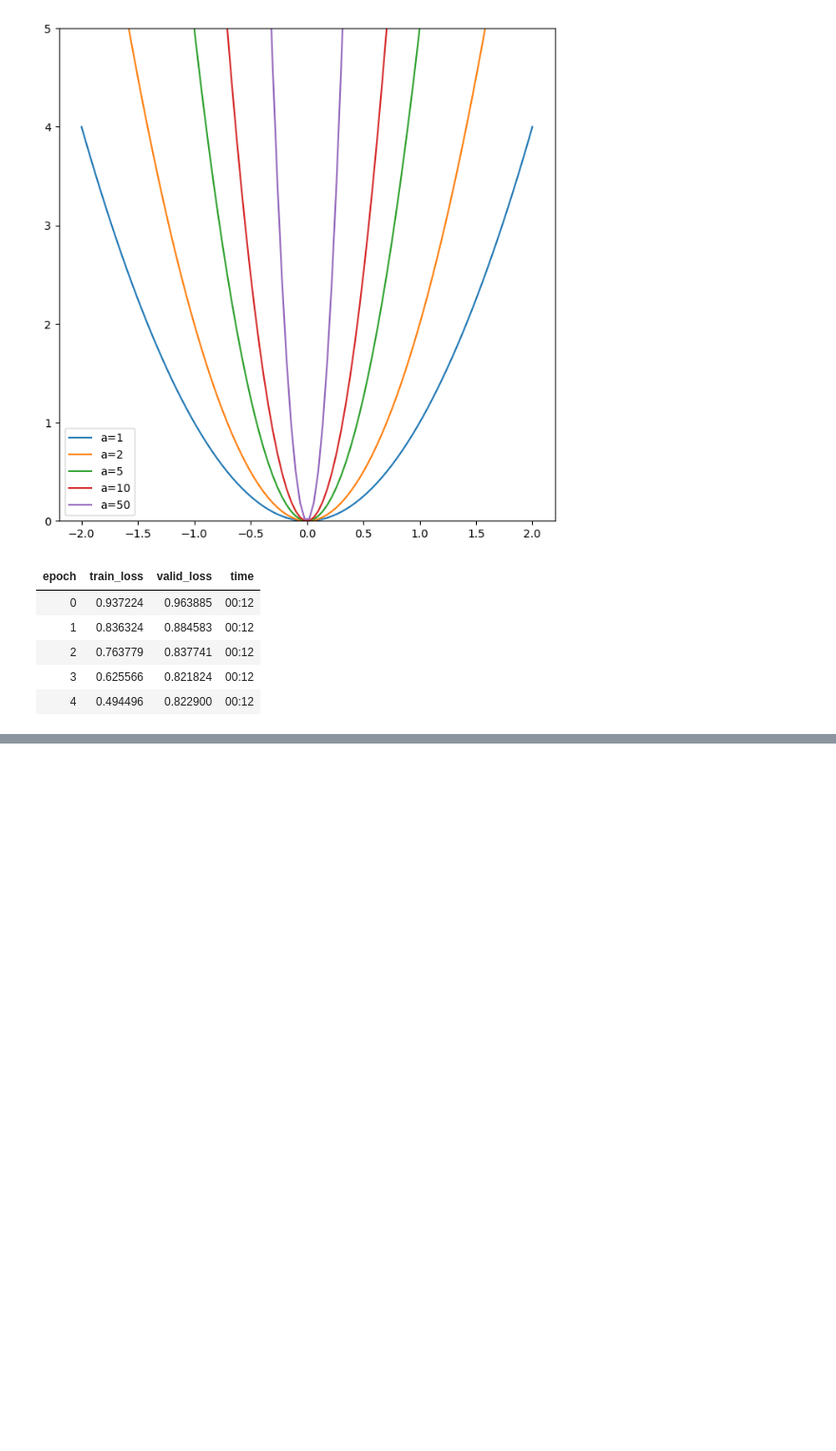
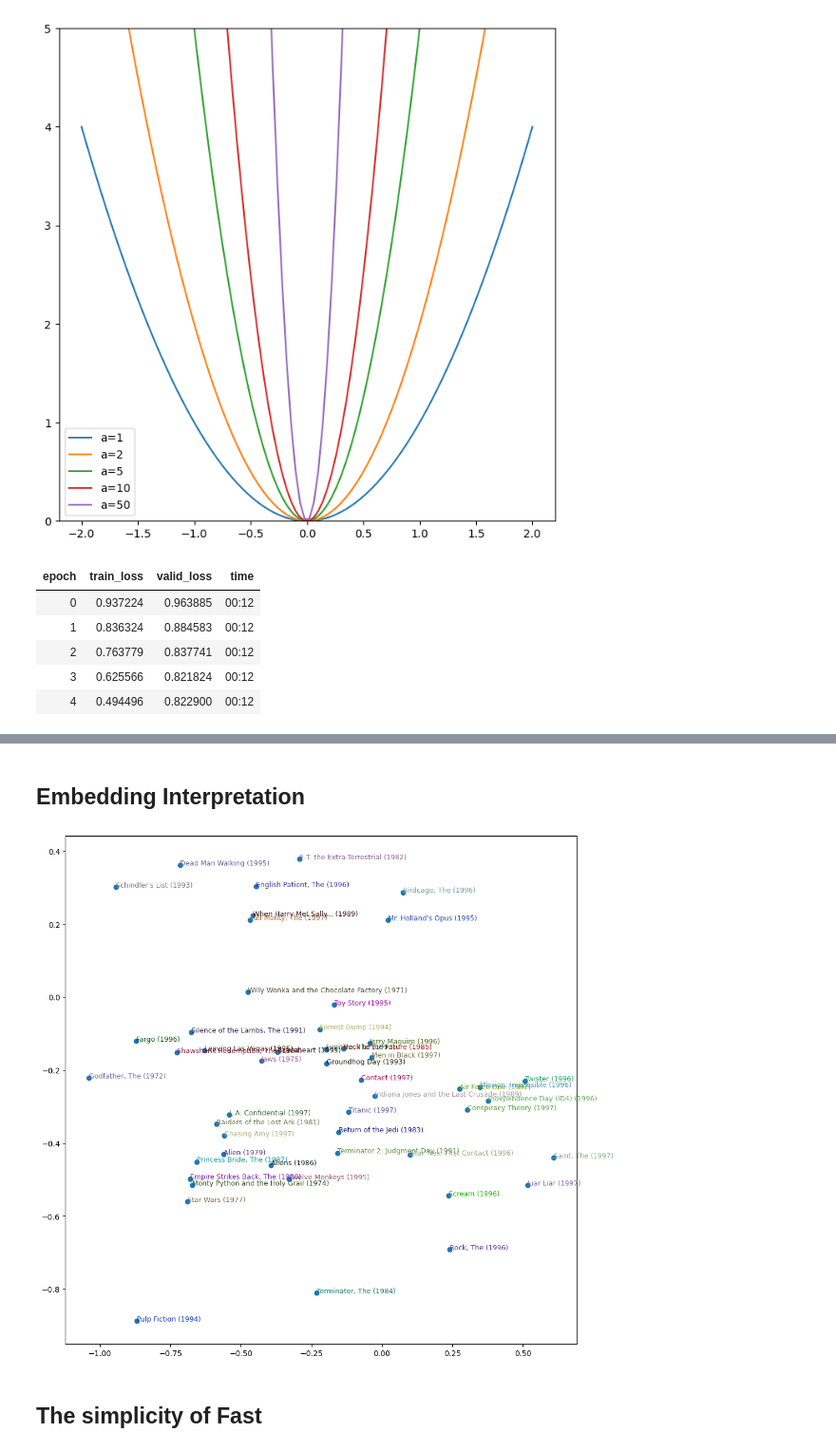
Before and after one commit to bachaudhry/FastAI-22-23, a Jupyter notebook: FastAI_2022_Collaborative_Filtering.ipynb, the cells around one changed output, grey strips where cells are left out. Shown at 95% size. Drawn from its saved outputs; the diff is of its cells as text; code cells hidden in the pictures; blank space fills up the shorter version.

Commit message:
Embedding module deep dive added

```diff
--- a/FastAI_2022_Collaborative_Filtering.ipynb
+++ b/FastAI_2022_Collaborative_Filtering.ipynb
@@ -240,0 +267,24 @@ learn.fit_one_cycle(5, 5e-3, wd=0.1)
+# %%
+# Create tensor as a parameter with random initialization.
+def create_params(size):
+  return nn.Parameter(torch.zeros(*size).normal_(0, 0.01))
+# %%
+# Recreating DotProductBias
+class DotProductBias(Module):
+  def __init__(self, n_users, n_movies, n_factors, y_range=(0, 5.5)):
+    self.user_factors = create_params([n_users, n_factors])
+    self.user_bias = create_params([n_users])
+    self.movie_factors = create_params([n_movies, n_factors])
+    self.movie_bias = create_params([n_movies])
+    self.y_range = y_range
+
+  def forward(self, x):
+    users = self.user_factors[x[:, 0]]
+    movies = self.movie_factors[x[:, 1]]
+    res = (users * movies).sum(dim=1)
+    res += self.user_bias[x[:, 0]] + self.movie_bias[x[:, 1]]
+    return sigmoid_range(res, *self.y_range)
+# %%
+model = DotProductBias(n_users, n_movies, 50)
+learn = Learner(dls, model, loss_func=MSELossFlat())
+learn.fit_one_cycle(5, 5e-3, wd=0.1)
@@ -240,0 +298,25 @@ learn.fit_one_cycle(5, 5e-3, wd=0.1)
+# %% [markdown]
+## Embedding Interpretation
+# %%
+# Carrying out PCA, taking the top 2 components and plotting in 2D
+g = ratings.groupby('title')['rating'].count()
+top_movies = g.sort_values(ascending=False).index.values[:1000]
+top_idxs = tensor([learn.dls.classes['title'].o2i[m] for m in top_movies])
+
+movie_w = learn.model.movie_factors[top_idxs].cpu().detach()
+movie_pca = movie_w.pca(3)
+fac0, fac1, fac2 = movie_pca.t()
+
+idxs = list(range(50))
+X = fac0[idxs]
+Y = fac2[idxs]
+
+plt.figure(figsize=(12, 12))
+plt.scatter(X, Y)
+for i, x, y in zip(top_movies[idxs], X, Y):
+  plt.text(x, y, i, color=np.random.rand(3) * 0.7, fontsize=9)
+plt.show()
+# %% [output]
+[figure, added]
+# %% [markdown]
+## The simplicity of Fast
```
Also changed, not shown: parts of 4 cells of this notebook.
